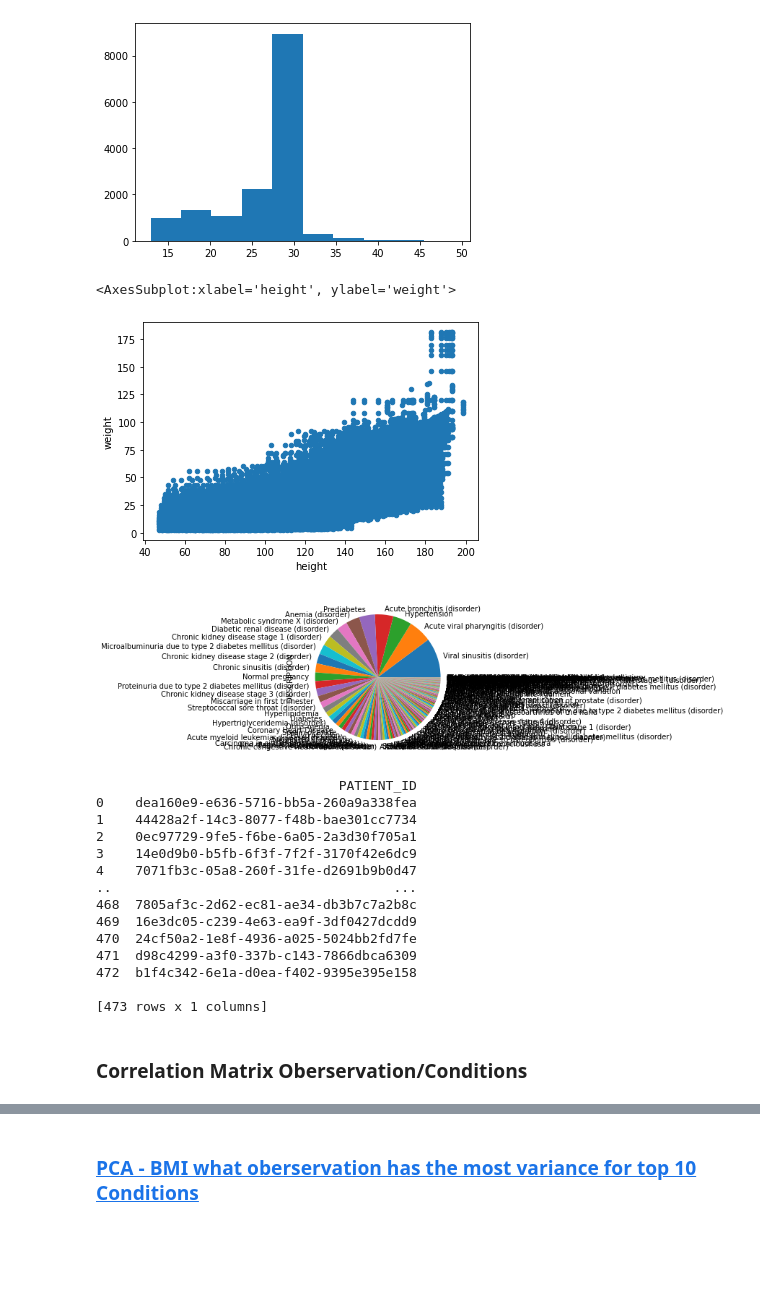
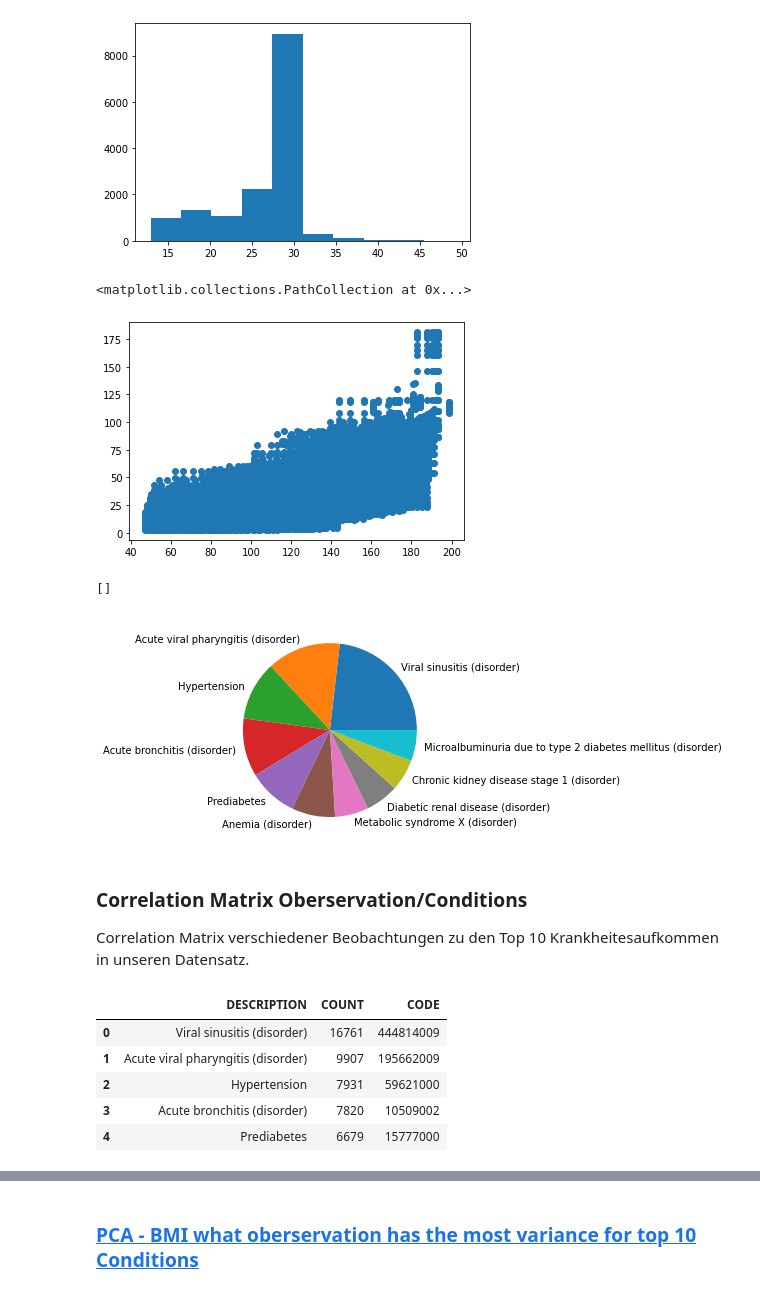
Before and after one commit to Fuenfgeld/DMA2022DataProjectC, a Jupyter notebook: src/analysis.ipynb, the cells around one changed output, grey strips where cells are left out. Saved outputs shown, nothing was run; the diff lists cells and outputs as text; code cells hidden in the pictures; blank space fills up the shorter version.

```diff
--- a/src/analysis.ipynb
+++ b/src/analysis.ipynb
@@ -407,39 +410,32 @@ plt.hist(df_bmi['VALUE'])
 # %%
+# TODO fix
 df_height_weight = pd.read_sql("SELECT distinct fact_table.patient_id, fact_table.value,weight.value FROM fact_table left JOIN (SELECT distinct patient_ID,value FROM fact_table WHERE observation_code = '29463-7') AS weight on weight.patient_ID==fact_table.patient_id WHERE observation_code = '8302-2' ",connection)
 df_height_weight = df_height_weight.rename({'VALUE': 'height', 'value': 'weight'}, axis=1)
-df_height_weight.plot.scatter('height','weight')
+plt.scatter(df_height_weight.height,df_height_weight.weight)
 # %% [output]
-<AxesSubplot:xlabel='height', ylabel='weight'>
+<matplotlib.collections.PathCollection at 0x...>
-[figure, old version]
+[figure, new version]
 # %%
 df_con = pd.read_sql("SELECT conditions.patient,conditions.code,conditions.description,observations.value\
  FROM conditions join observations on observations.patient==conditions.patient WHERE observations.Code = '39156-5' AND conditions.description NOT LIKE '%finding%'",connection)
-#df_con = pd.read_sql("SELECT conditions_code,value\
-# FROM fact_table join observations_ on observation_code==observations_.code WHERE observation_Code = '39156-5' ",connection)
-#print(df_con.head())
-ax = df_con['DESCRIPTION'].value_counts().plot(kind='pie')
+plt.pie(df_con['DESCRIPTION'].value_counts()[:10],labels=df_con['DESCRIPTION'].value_counts()[:10].index)
+plt.plot()
 # %% [output]
+[]
-[figure, old version]
+[figure, new version]
-# %%
-print(pd.read_sql_query('''SELECT fact_table.patient_ID
-                        FROM fact_table
-                        WHERE careplans_reasoncode=
-                        (SELECT reasoncode FROM careplans_reasoncode WHERE reasondescription='Diabetes' OR reasondescription='Prediabetes')
-                        ''', connection))
-# %% [output]
-                               PATIENT_ID
-0    dea160e9-e636-5716-bb5a-260a9a338fea
-1    44428a2f-14c3-8077-f48b-bae301cc7734
-2    0ec97729-9fe5-f6be-6a05-2a3d30f705a1
-3    14e0d9b0-b5fb-6f3f-7f2f-3170f42e6dc9
-4    7071fb3c-05a8-260f-31fe-d2691b9b0d47
-..                                    ...
-468  7805af3c-2d62-ec81-ae34-db3b7c7a2b8c
-469  16e3dc05-c239-4e63-ea9f-3df0427dcdd9
-470  24cf50a2-1e8f-4936-a025-5024bb2fd7fe
-471  d98c4299-a3f0-337b-c143-7866dbca6309
-472  b1f4c342-6e1a-d0ea-f402-9395e395e158
-
-[473 rows x 1 columns]
 # %% [markdown]
 ### Correlation Matrix Oberservation/Conditions
+
+Correlation Matrix verschiedener Beobachtungen zu den Top 10 Krankheitesaufkommen in unseren Datensatz.
+# %%
+top_five = pd.DataFrame(df_con['DESCRIPTION'].value_counts()[:5]).reset_index()
+top_five = top_five.rename({'index': 'DESCRIPTION', 'DESCRIPTION': 'COUNT'}, axis=1)
+top_five['CODE'] = df_con['CODE'].value_counts()[:5].index
+top_five
+# %% [output]
+|  | DESCRIPTION | COUNT | CODE |
+| 0 | Viral sinusitis (disorder) | 16761 | 444814009 |
+| 1 | Acute viral pharyngitis (disorder) | 9907 | 195662009 |
+| 2 | Hypertension | 7931 | 59621000 |
+| 3 | Acute bronchitis (disorder) | 7820 | 10509002 |
+| 4 | Prediabetes | 6679 | 15777000 |
```
Also changed, not shown: parts of 12 cells of this notebook.
